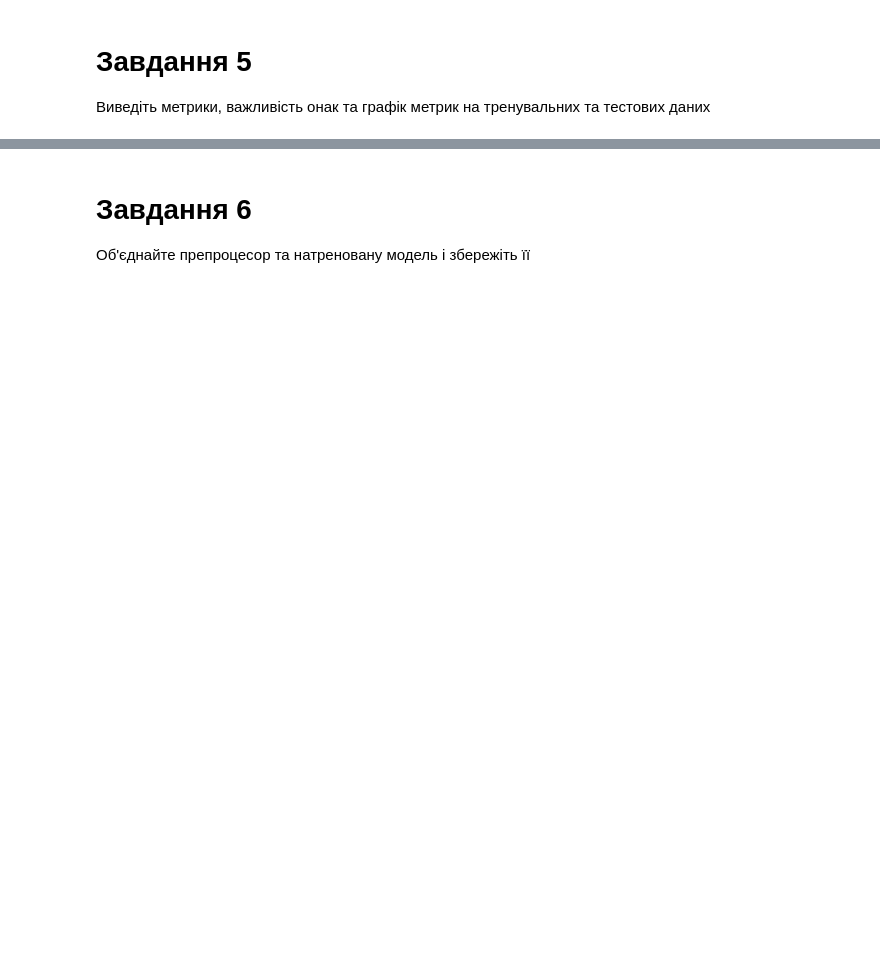
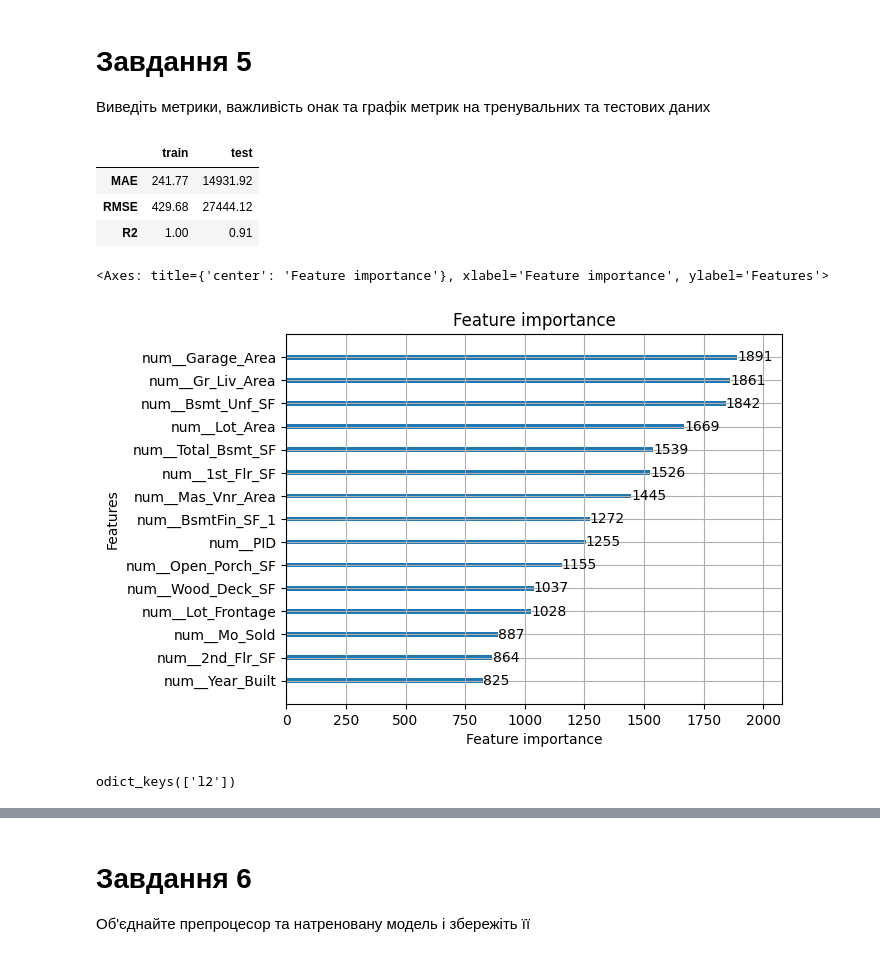
Before and after one commit to shaya-686/AI, a Jupyter notebook: Практика_lightgbm.ipynb, the cells around one changed output, grey strips where cells are left out. Cells and saved outputs as stored; diff of their text form; code cells hidden in the pictures; blank space fills up the shorter version.

```diff
--- a/Практика_lightgbm.ipynb
+++ b/Практика_lightgbm.ipynb
@@ -18,3 +60,33 @@ df = pd.read_csv("https://raw.githubusercontent.com/HalyshAnton/IT-Step-Pyton-AI
 # %% [markdown]
 # Завдання 3
 Створіть препроцесор для заповнення пропусків та натренуйте його
+# %%
+from sklearn.compose import ColumnTransformer
+from sklearn.pipeline import Pipeline
+from sklearn.impute import SimpleImputer
+from sklearn.preprocessing import OneHotEncoder
+
+num_columns = X.select_dtypes(include="number").columns
+cat_columns = X.select_dtypes(include="object").columns
+
+# числові ознаки
+num_transformer = Pipeline(
+    steps=[("imputer", SimpleImputer(strategy="median"))]
+    )
+
+# категоріальні ознаки
+cat_transformer = Pipeline(
+    steps=[("imputer", SimpleImputer(strategy="most_frequent")),
+           ("encoder", OneHotEncoder(sparse_output=False, handle_unknown='ignore'))
+           ])
+
+# об'єднання двох pipeline
+preprocessor = ColumnTransformer(
+    transformers=[
+        ("num", num_transformer, num_columns),
+        ("cat", cat_transformer, cat_columns),
+    ]
+)
+
+preprocessor.set_output(transform='pandas')
+preprocessor
@@ -21,3 +110,15 @@ df = pd.read_csv("https://raw.githubusercontent.com/HalyshAnton/IT-Step-Pyton-AI
+# %%
+X_train = preprocessor.fit_transform(X_train)
+X_test = preprocessor.transform(X_test)
 # %% [markdown]
 # Завдання 4
 Створіть модель та натренуйте її
+# %%
+import lightgbm as lgb
+model = lgb.LGBMRegressor(objective='mse',
+                          n_estimators = 1000)
+# %%
+model.fit(X_train, y_train,
+          eval_set=[(X_test, y_test), (X_train, y_train)],
+          eval_names = ['test', 'train'],
+          eval_metric='mse')
@@ -26,0 +149,21 @@ df = pd.read_csv("https://raw.githubusercontent.com/HalyshAnton/IT-Step-Pyton-AI
+# %%
+all_metrics = pd.DataFrame()
+
+all_metrics["train"] = get_metrics(y_train, model.predict(X_train))
+all_metrics["test"] = get_metrics(y_test, model.predict(X_test))
+
+all_metrics
+# %% [output]
+|  | train | test |
+| MAE | 241.77 | 14931.92 |
+| RMSE | 429.68 | 27444.12 |
+| R2 | 1.00 | 0.91 |
+# %%
+lgb.plot_importance(model, max_num_features=15)
+# %% [output]
+<Axes: title={'center': 'Feature importance'}, xlabel='Feature importance', ylabel='Features'>
+[figure, added]
+# %%
+model.evals_result_['train'].keys()
+# %% [output]
+odict_keys(['l2'])
```
Also changed, not shown: parts of 10 cells of this notebook.
